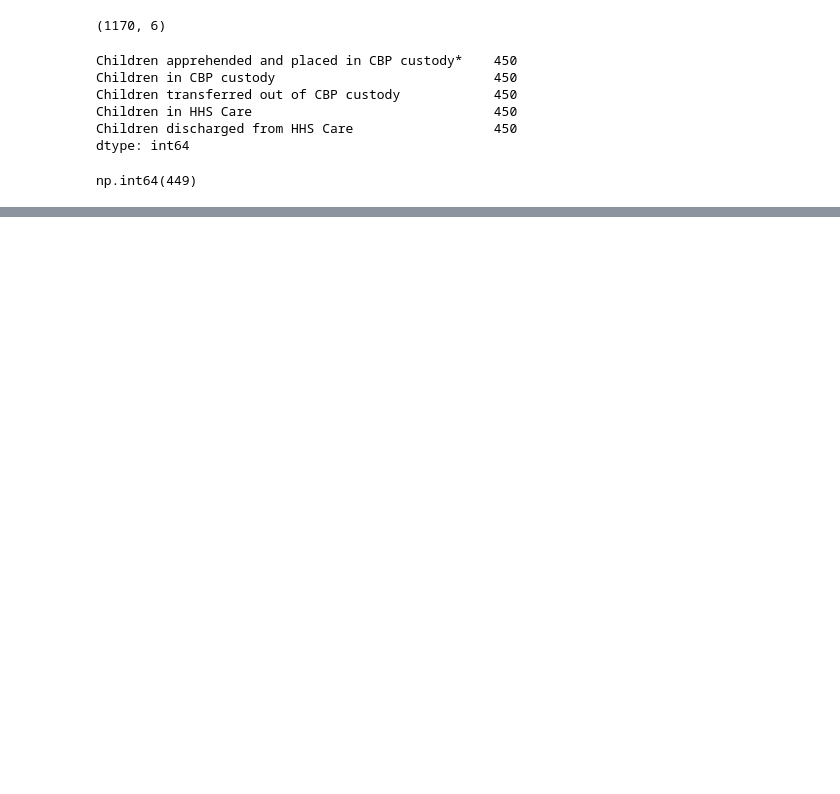
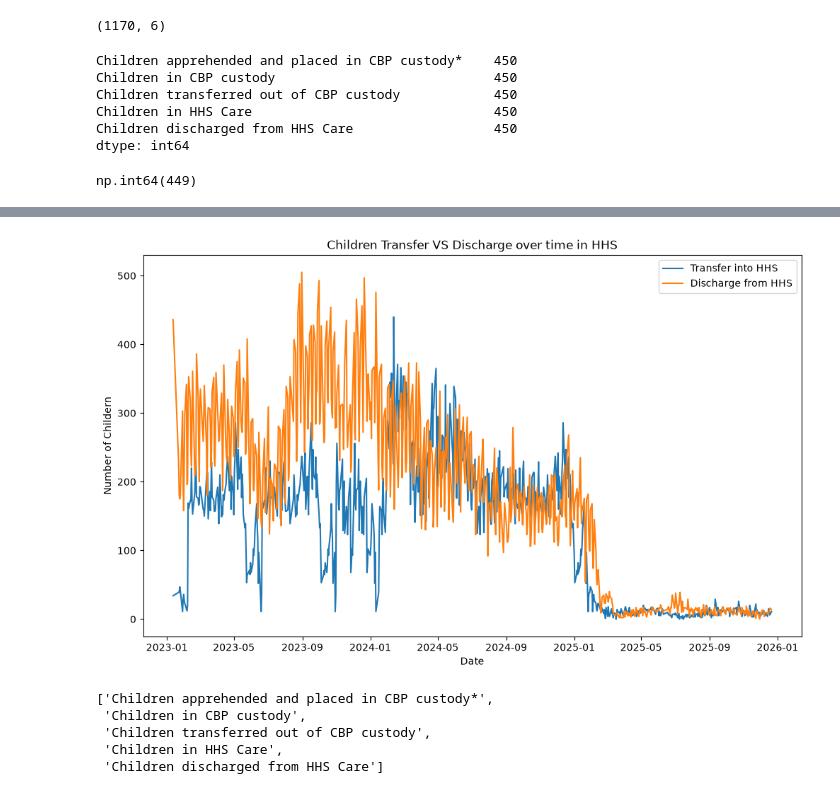
Before and after one commit to shivani1707s/Predictive-Forecasting-HHS, a Jupyter notebook: EDA.ipynb, the cells around one changed output, grey strips where cells are left out. Drawn from its saved outputs; the diff is of its cells as text; code cells hidden in the pictures; blank space fills up the shorter version.

```diff
--- a/EDA.ipynb
+++ b/EDA.ipynb
@@ -82,0 +91,20 @@ df["Children in HHS Care"] = pd.to_numeric(
+# %%
+plt.figure(figsize=(12,7))
+plt.plot(df["Children transferred out of CBP custody"],label="Transfer into HHS")
+plt.plot(df["Children discharged from HHS Care"],label="Discharge from HHS")
+plt.title("Children Transfer VS Discharge over time in HHS")
+plt.xlabel("Date")
+plt.ylabel("Number of Childern")
+plt.legend()
+plt.show()
+# %% [output]
+[figure, added]
+# %%
+numeric_column=df.select_dtypes(include=np.number).columns
+numeric_column.tolist()
+# %% [output]
+['Children apprehended and placed in CBP custody*',
+ 'Children in CBP custody',
+ 'Children transferred out of CBP custody',
+ 'Children in HHS Care',
+ 'Children discharged from HHS Care']
```
Also changed, not shown: parts of 9 cells of this notebook.
